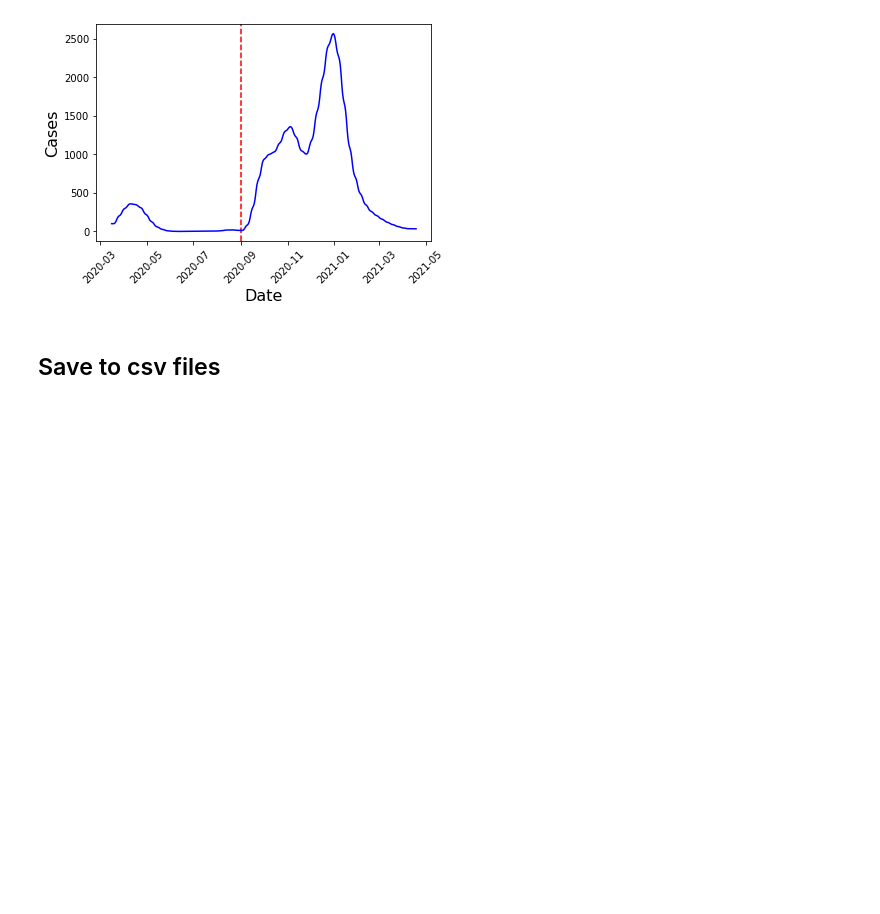
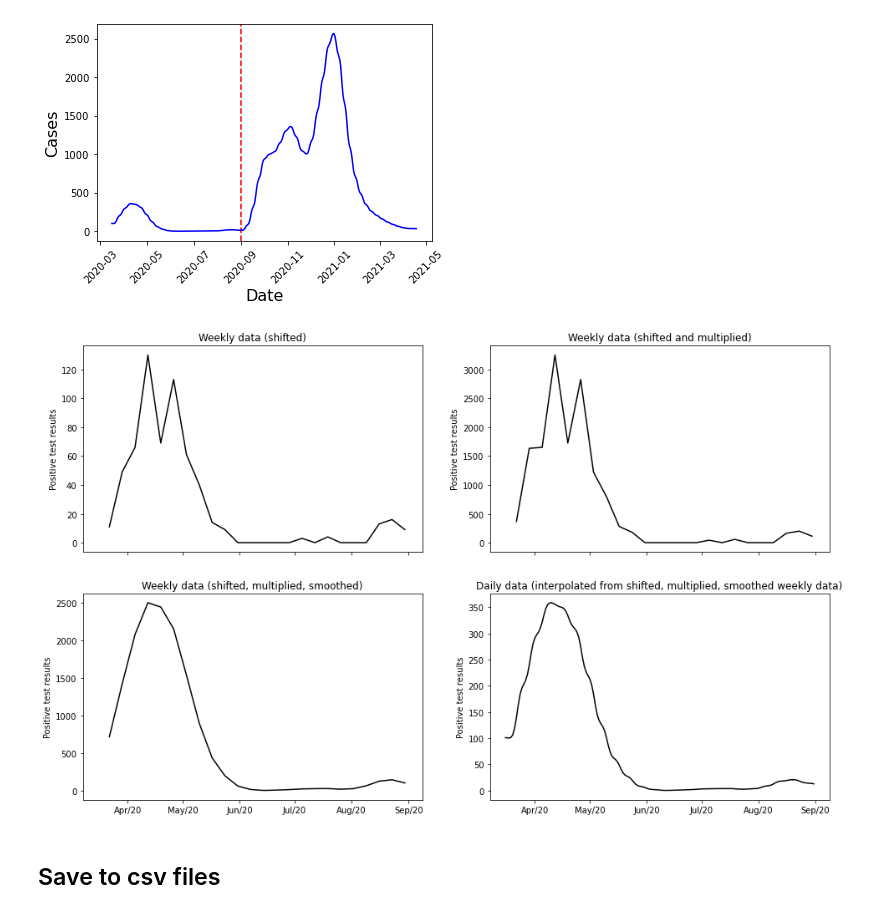
Before and after one commit to Urban-Analytics/RAMP-UA, a Jupyter notebook: experiments/calibration/observation_data/CreatingObservations-Daily.ipynb, the cells around one changed output. Cells and saved outputs as stored; diff of their text form; code cells hidden in the pictures; blank space fills up the shorter version.

```diff
--- a/experiments/calibration/observation_data/CreatingObservations-Daily.ipynb
+++ b/experiments/calibration/observation_data/CreatingObservations-Daily.ipynb
@@ -372,11 +420,15 @@ def find_devon_totals(df):
 
 # Daily data
 daily_cases_devon_shifted_mpld_smoothed = find_devon_totals(daily_cases_msoas_shifted_mpld_smoothed)
-# weekly data
+# weekly data - shifted, multiplied, smoothed
 weekly_cases_devon_shifted_mpld_smoothed = find_devon_totals(weekly_cases_msoas_shifted_mpld_smoothed)
+# weekly data - shifted, multiplied
+weekly_cases_devon_shifted_mpld = find_devon_totals(weekly_cases_msoas_shifted_mpld)
+# weekly data - shifted
+weekly_cases_devon_shifted = find_devon_totals(weekly_cases_msoas_shifted)
 
 ##################################################################################
-# Plot
+# Plot daily cases
 ##################################################################################
 # shared axis
 fig, ax = plt.subplots()
@@ -388,6 +440,20 @@ plt.plot(daily_cases_devon_shifted_mpld_smoothed['Date'], daily_cases_devon_shif
 # %% [output]
 [<matplotlib.lines.Line2D at 0x...>]
 [figure]
+# %%
+# Set up plot
+fig, axes = plt.subplots(2,2,figsize=(16,10), sharex= True)
+dfs = [weekly_cases_devon_shifted, weekly_cases_devon_shifted_mpld, weekly_cases_devon_shifted_mpld_smoothed,daily_cases_devon_shifted_mpld_smoothed  ]
+titles = ['Weekly data (shifted)','Weekly data (shifted and multiplied)', 'Weekly data (shifted, multiplied, smoothed)', 'Daily data (interpolated from shifted, multiplied, smoothed weekly data)']
+# Loop through each parameter, and add a subplot
+for i, df in enumerate(dfs):
+    ax = axes.flat[i]
+    ax.plot(df.loc[(df['Date'] < '2020-09-01')]['Date'], df.loc[(df['Date'] < '2020-09-01')]['OriginalCases'], label="Original cases", color="black")
+    ax.title.set_text(titles[i])
+    ax.xaxis.set_major_formatter(mdates.DateFormatter('%b/%y'))
+    ax.set_ylabel('Positive test results')
+# %% [output]
+[figure, added]
 # %% [markdown]
 ## Save to csv files
 # %%
```
Also changed, not shown: parts of 7 cells of this notebook.
